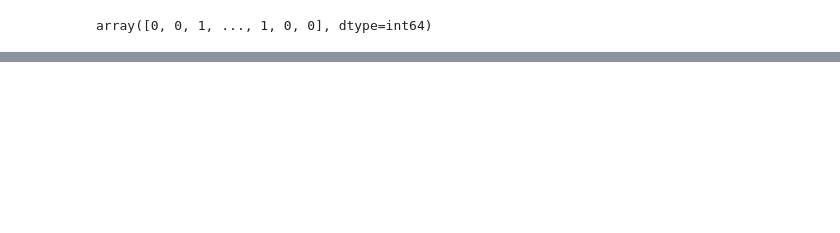
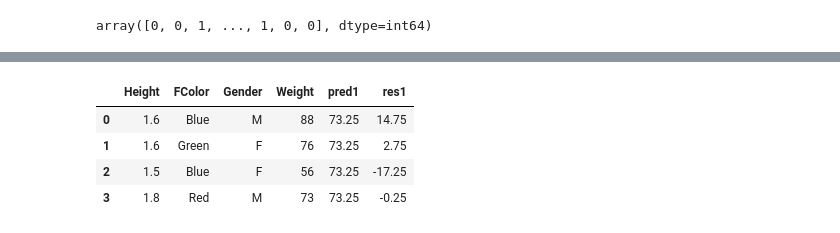
Before and after one commit to UpendraSinghRathore85/ML-Projects-Python, a Jupyter notebook: Supervised Algorithms/Day 140 - ML Boosting -1.ipynb, the cells around one changed output, grey strips where cells are left out. Saved outputs shown, nothing was run; the diff lists cells and outputs as text; code cells hidden in the pictures; blank space fills up the shorter version.

```diff
--- a/Supervised Algorithms/Day 140 - ML Boosting -1.ipynb
+++ b/Supervised Algorithms/Day 140 - ML Boosting -1.ipynb
@@ -196,0 +422,7 @@ Final combined prediction accuracy: 0.7140380047505939
+# %%
+df = pd.DataFrame()
+df['Height'] = [1.6, 1.6, 1.5, 1.8]
+df['FColor'] = ['Blue', 'Green', 'Blue', 'Red' ]
+df['Gender'] = ['M', 'F', 'F', 'M']
+df['Weight'] = [88, 76, 56, 73]
+df
@@ -196,0 +435,10 @@ Final combined prediction accuracy: 0.7140380047505939
+# %%
+df['pred1'] = df.Weight.mean()
+df['res1'] = df.Weight - df.pred1
+df
+# %% [output]
+|  | Height | FColor | Gender | Weight | pred1 | res1 |
+| 0 | 1.6 | Blue | M | 88 | 73.25 | 14.75 |
+| 1 | 1.6 | Green | F | 76 | 73.25 | 2.75 |
+| 2 | 1.5 | Blue | F | 56 | 73.25 | -17.25 |
+| 3 | 1.8 | Red | M | 73 | 73.25 | -0.25 |
```
Also changed, not shown: parts of 38 cells of this notebook, 1 other file.
